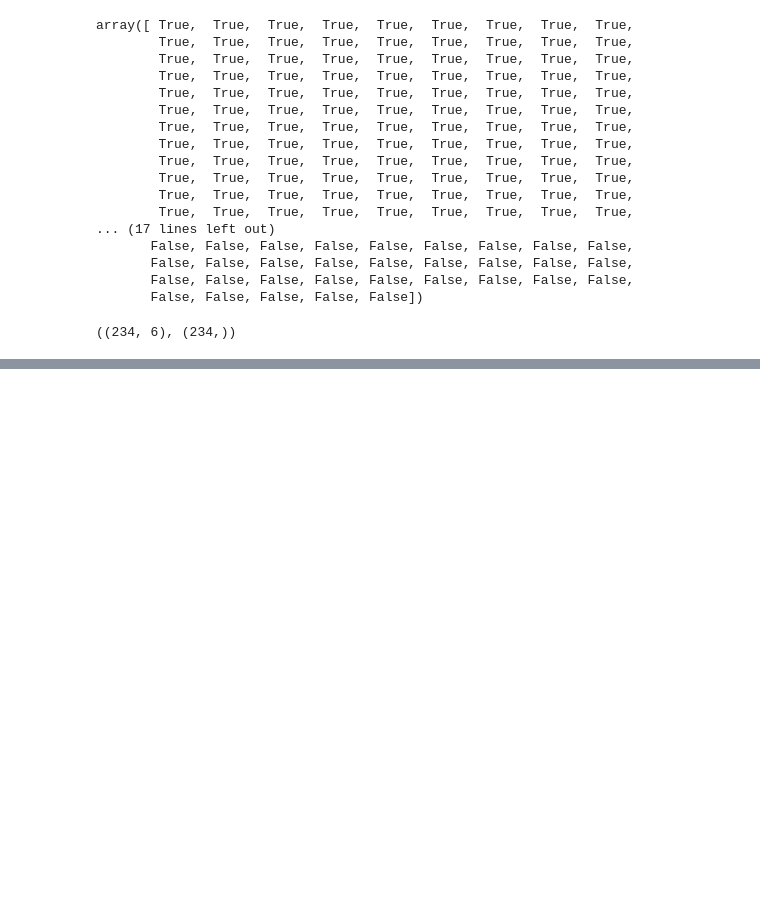
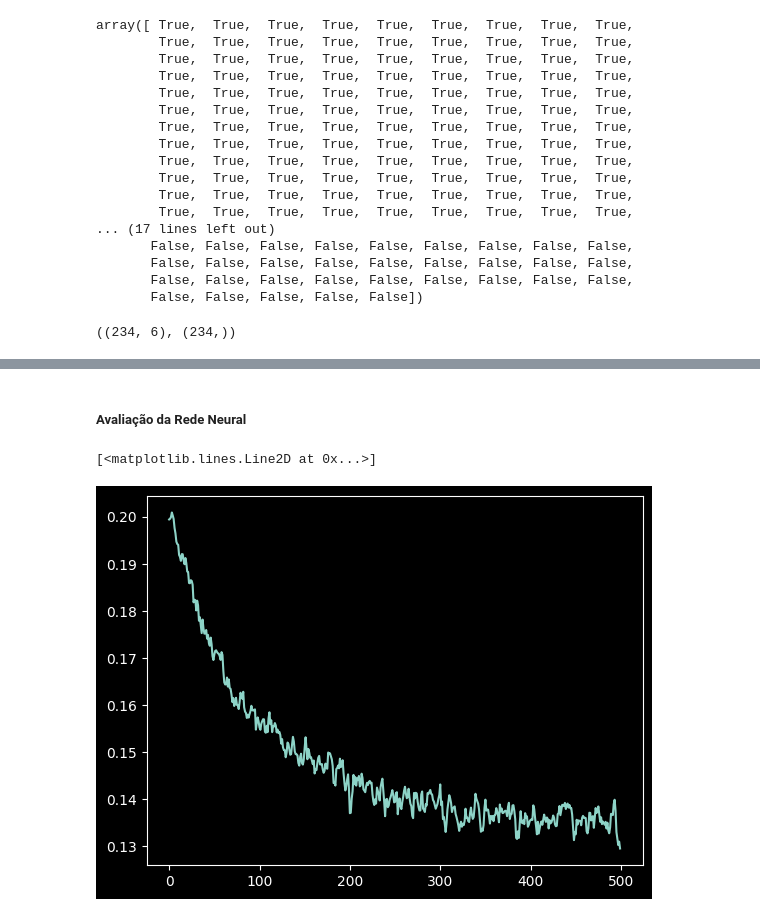
Before and after one commit to Joao-Inacio/IA_e_Machine_Learning, a Jupyter notebook: Redes neurais artificias e Deep learning/Rede_Neural_TensorFlow.ipynb, the cells around one changed output, grey strips where cells are left out. Cells and saved outputs as stored; diff of their text form; code cells hidden in the pictures; blank space fills up the shorter version.

Commit message:
Criando, treinando e visualizando a rede neural

```diff
--- a/Redes neurais artificias e Deep learning/Rede_Neural_TensorFlow.ipynb
+++ b/Redes neurais artificias e Deep learning/Rede_Neural_TensorFlow.ipynb
@@ -100,0 +103,7 @@ X_treinamento.shape, y_treinamento.shape
+# %%
+# Criando a rede neural
+rede_neural = tf.keras.models.Sequential()
+rede_neural.add(tf.keras.layers.Dense(units=4, activation='relu', input_shape=(6,)))
+rede_neural.add(tf.keras.layers.Dense(units=4, activation='relu'))
+rede_neural.add(tf.keras.layers.Dense(units=4, activation='relu'))
+rede_neural.add(tf.keras.layers.Dense(units=1, activation='sigmoid'))
@@ -100,0 +131,6 @@ X_treinamento.shape, y_treinamento.shape
+# %%
+# Configurando
+rede_neural.compile(optimizer='Adam', loss='binary_crossentropy', metrics=['accuracy'])
+# %%
+# Treinando a rede
+historico = rede_neural.fit(X_treinamento, y_treinamento, epochs=500, validation_split=0.1)
@@ -100,0 +155,8 @@ X_treinamento.shape, y_treinamento.shape
+# %% [markdown]
+##### Avaliação da Rede Neural
+# %%
+# Visualizando o loss
+plt.plot(historico.history['val_loss'])
+# %% [output]
+[<matplotlib.lines.Line2D at 0x...>]
+[figure, added]
```
Also changed, not shown: parts of 8 cells of this notebook.
